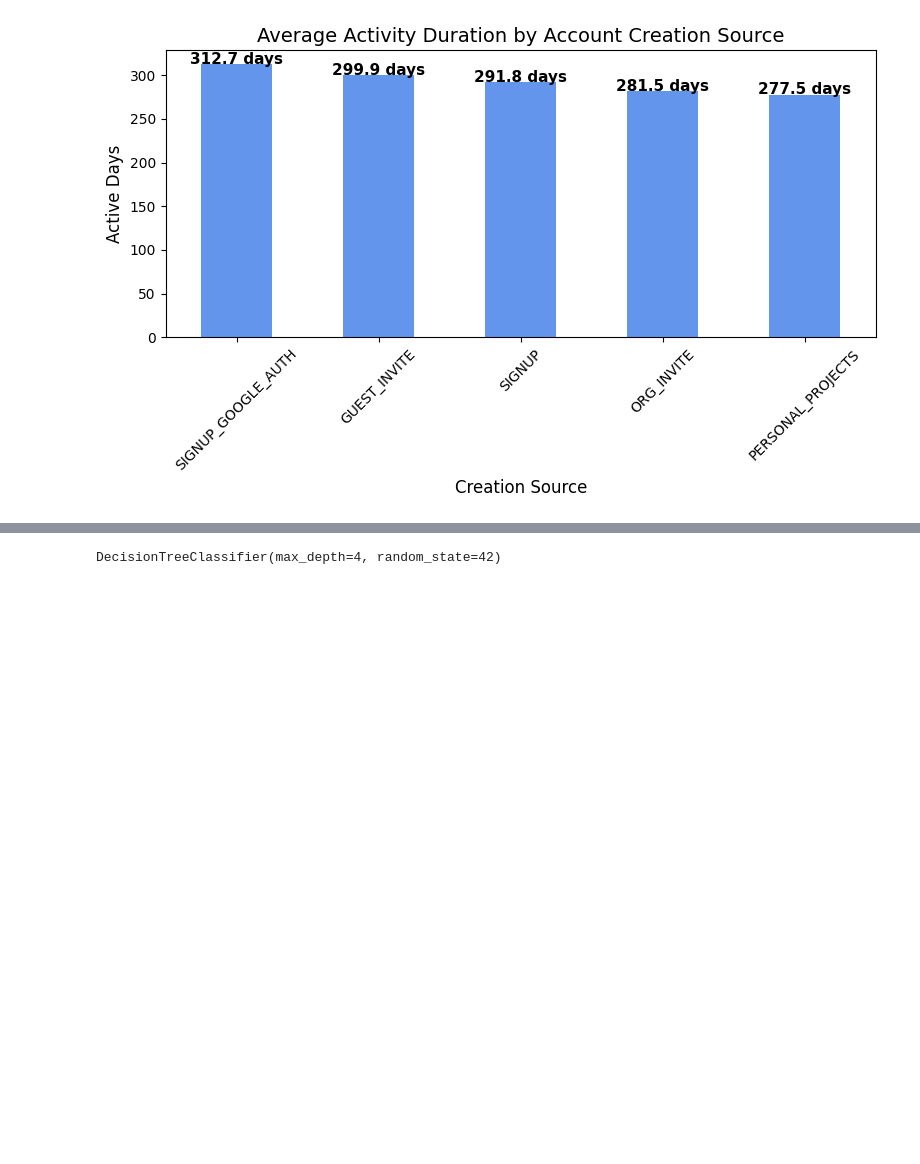
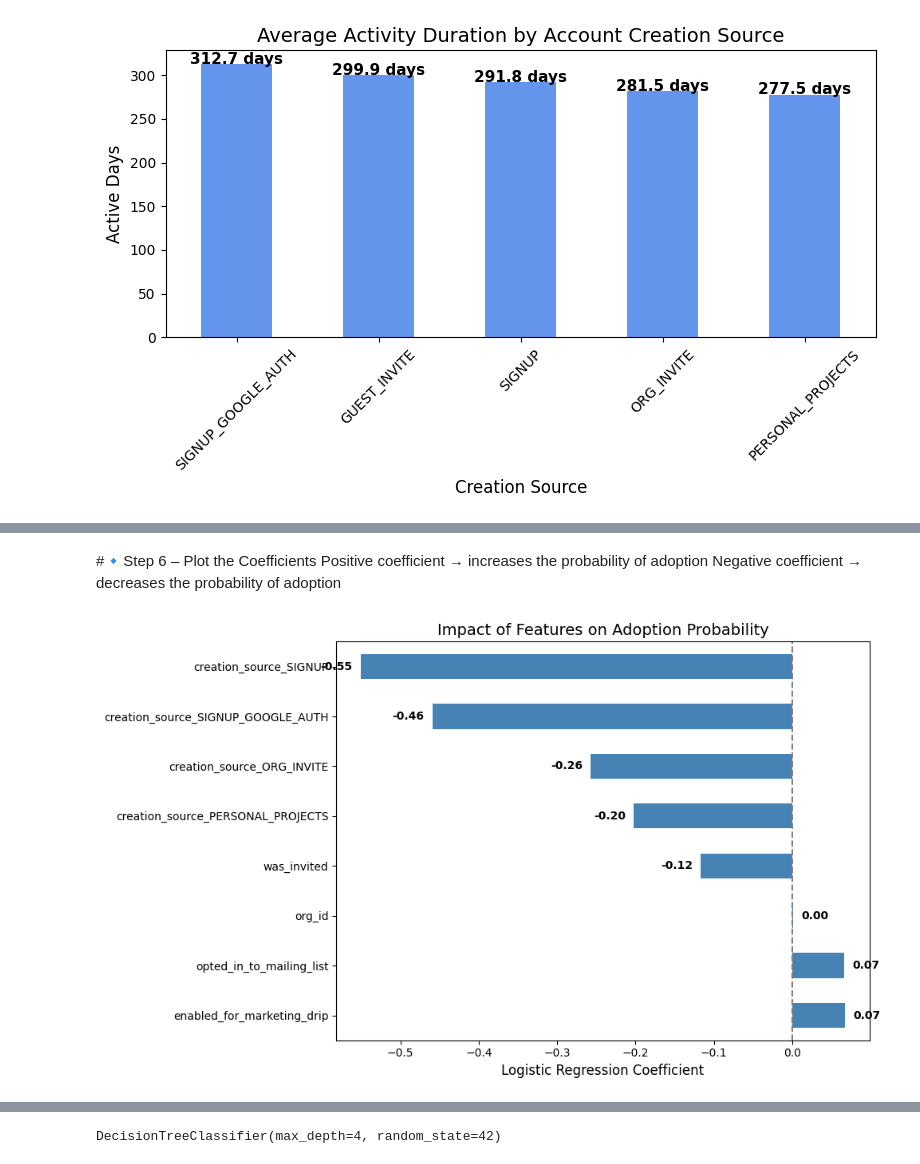
Before and after one commit to JPaivaCarvalho/Portfolio, a Jupyter notebook: Relax_Predicting_User_Adoption_Takehome.ipynb, the cells around one changed output, grey strips where cells are left out. Saved outputs shown, nothing was run; the diff lists cells and outputs as text; code cells hidden in the pictures; blank space fills up the shorter version.

```diff
--- a/Relax_Predicting_User_Adoption_Takehome.ipynb
+++ b/Relax_Predicting_User_Adoption_Takehome.ipynb
@@ -665,0 +688,31 @@ Passo 2. Separar treino e teste
+# %% [markdown]
+#🔹Step 6 – Plot the Coefficients
+Positive coefficient → increases the probability of adoption
+Negative coefficient → decreases the probability of adoption
+# %%
+# Create the figure
+plt.figure(figsize=(10, 6))
+
+# Plot the coefficients as a horizontal bar chart
+coef.plot(kind='barh', color='steelblue')
+
+# Add value labels to each bar
+for i, value in enumerate(coef.values):
+    plt.text(
+        value + 0.01 if value > 0 else value - 0.01,  # adjust position based on direction
+        i,  # vertical position
+        f'{value:.2f}',  # format coefficient value
+        va='center',
+        ha='left' if value > 0 else 'right',
+        fontsize=10,
+        fontweight='bold'
+    )
+
+# Add chart titles and formatting
+plt.title('Impact of Features on Adoption Probability', fontsize=14)
+plt.xlabel('Logistic Regression Coefficient', fontsize=12)
+plt.axvline(0, color='gray', linestyle='--')  # vertical line at zero
+plt.tight_layout()
+plt.show()
+# %% [output]
+[figure, added]
```
Also changed, not shown: parts of 98 cells of this notebook.
